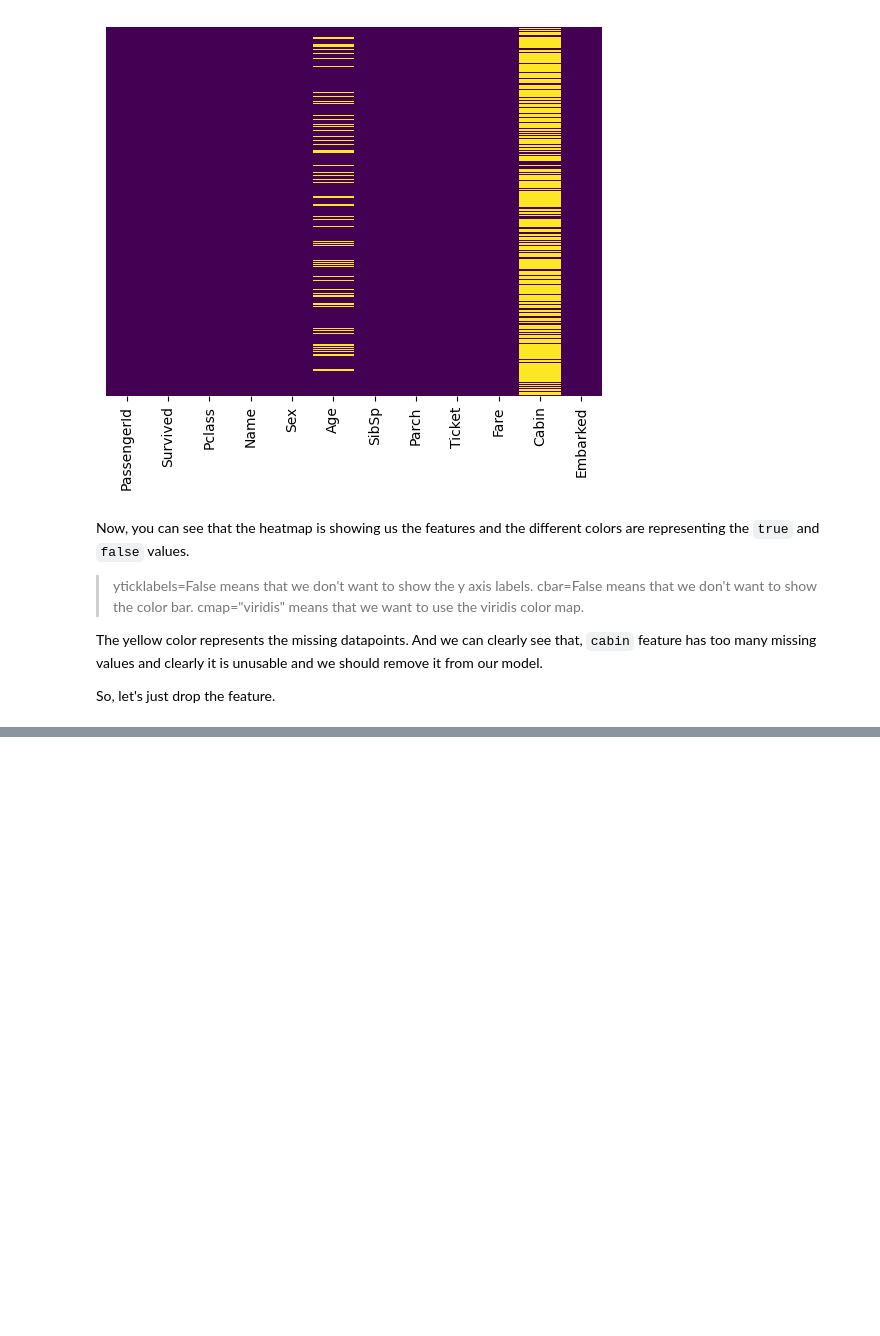
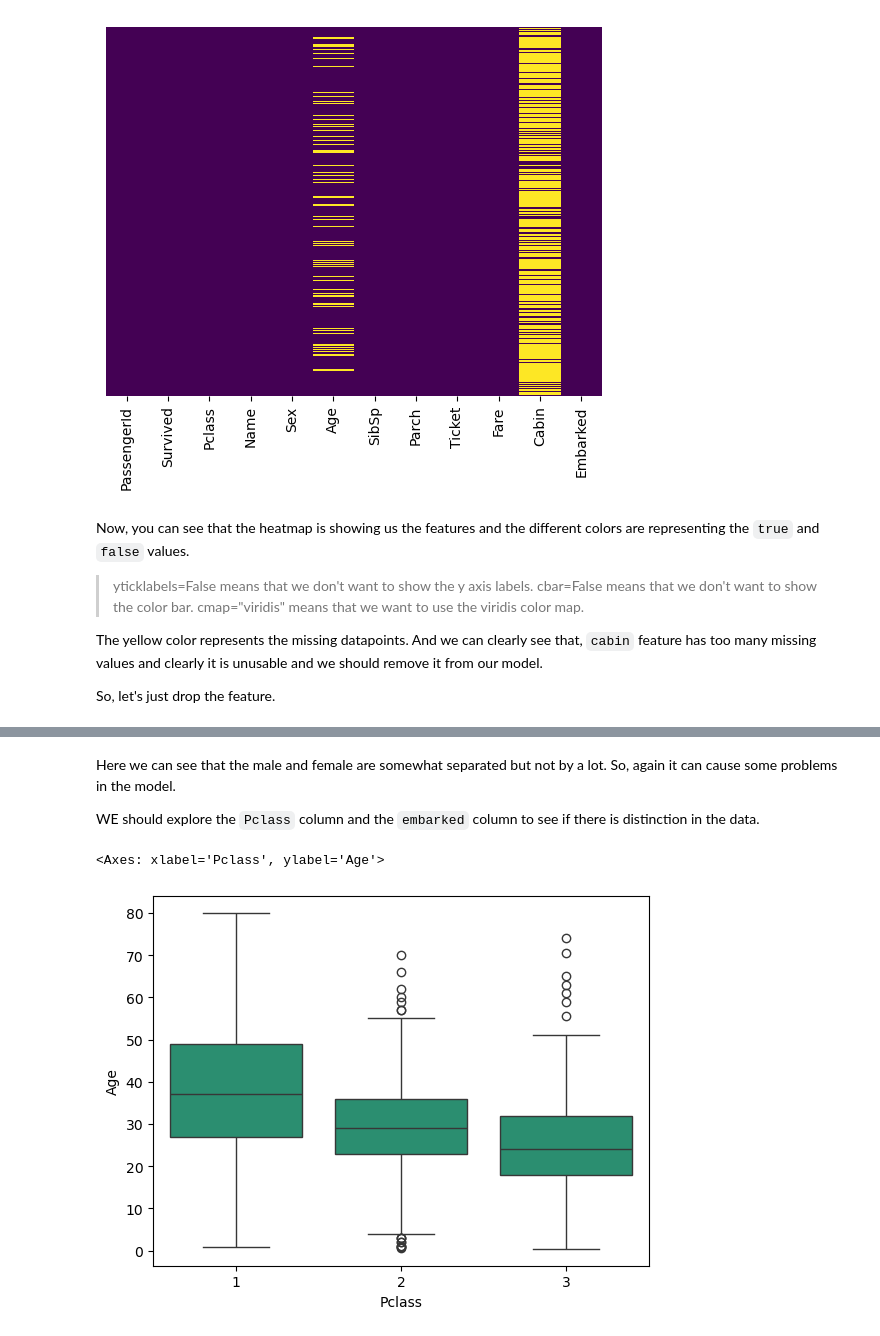
Before and after one commit to RishatTalukder/Machine-Learning-Zero-to-Hero, a Jupyter notebook: 9_Logistic_Regression/19_Logistic_Regression.ipynb, the cells around one changed output, grey strips where cells are left out. Cells and saved outputs as stored; diff of their text form; code cells hidden in the pictures; blank space fills up the shorter version.

```diff
--- a/9_Logistic_Regression/19_Logistic_Regression.ipynb
+++ b/9_Logistic_Regression/19_Logistic_Regression.ipynb
@@ -303,0 +331,9 @@ Now, let's do some more data visualization.
+# %% [markdown]
+Here we can see that the male and female are somewhat separated but not by a lot. So, again it can cause some problems in the model.
+
+WE should explore the `Pclass` column and the `embarked` column to see if there is distinction in the data.
+# %%
+sns.boxplot(data=data, x='Pclass', y='Age')
+# %% [output]
+<Axes: xlabel='Pclass', ylabel='Age'>
+[figure, added]
```
Also changed, not shown: parts of 18 cells of this notebook.
